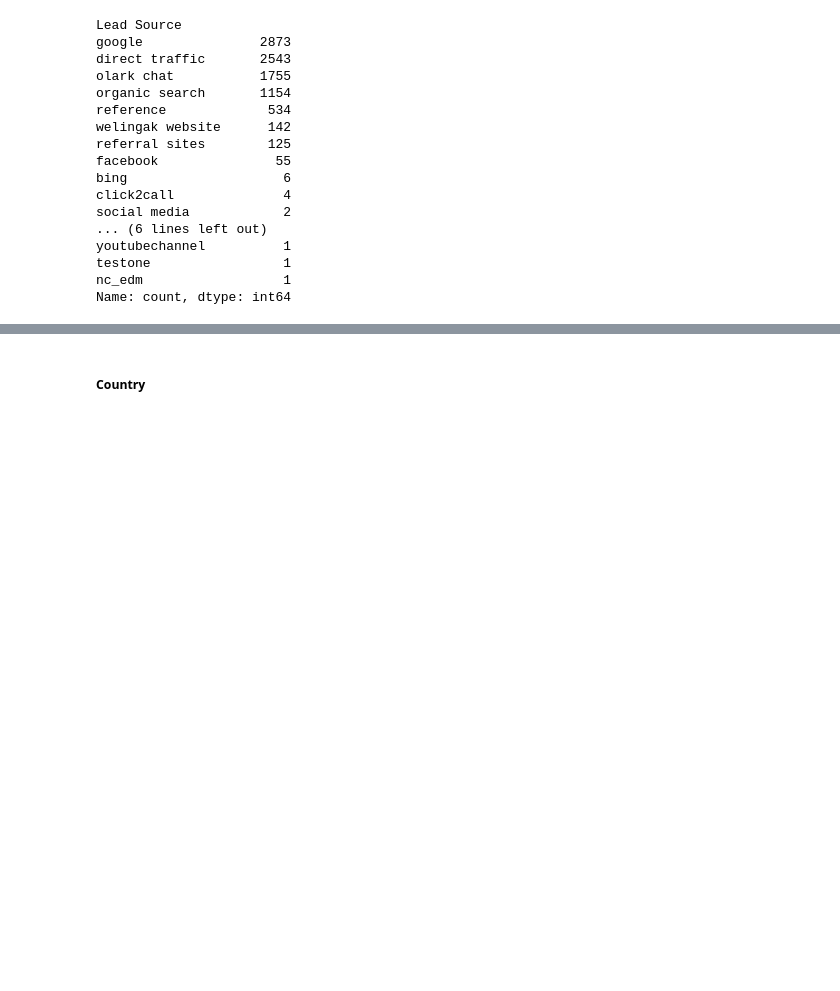
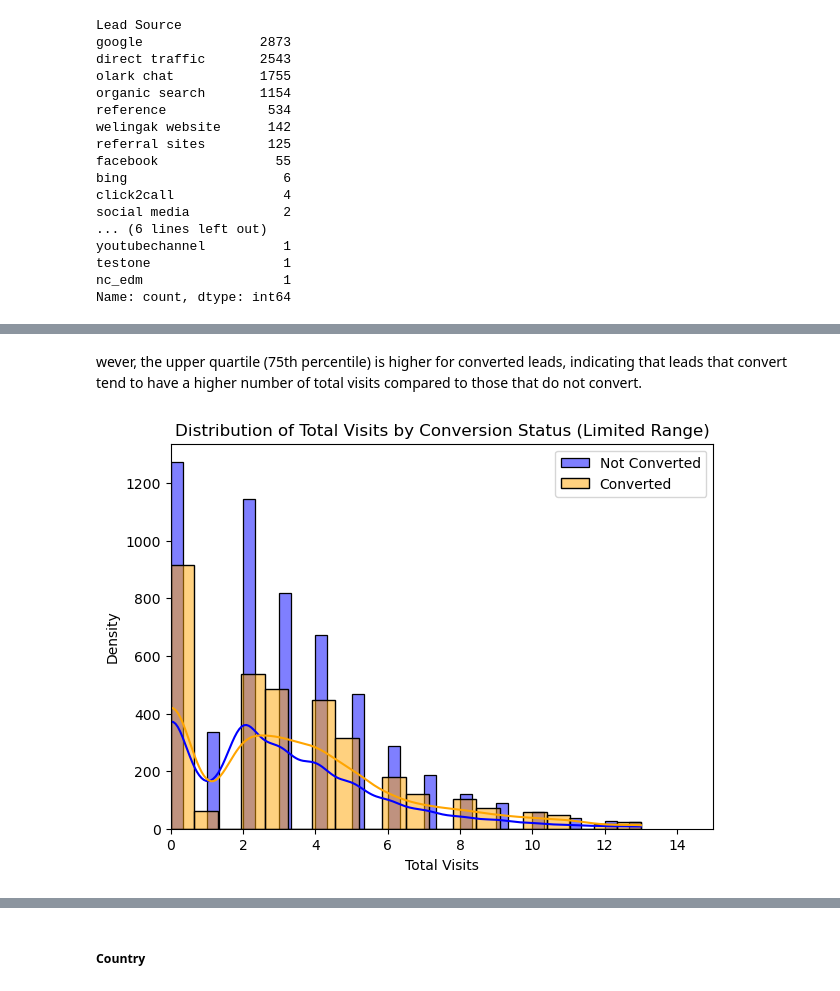
Before and after one commit to yuledez/Project_4_lead_scoring, a Jupyter notebook: lead_scoring_project4_YL.ipynb, the cells around one changed output, grey strips where cells are left out. Saved outputs shown, nothing was run; the diff lists cells and outputs as text; code cells hidden in the pictures; blank space fills up the shorter version.

```diff
--- a/lead_scoring_project4_YL.ipynb
+++ b/lead_scoring_project4_YL.ipynb
@@ -404,0 +550,22 @@ Name: count, dtype: int64
+# %% [markdown]
+wever, the upper quartile (75th percentile) is higher for converted leads, indicating that leads that convert tend to have a higher number of total visits compared to those that do not convert.
+# %%
+# Plotting the distribution of Total Visits split by Converted and Not Converted with x-axis limit
+plt.figure(figsize=(7, 5))
+
+# Plotting histogram and density for Not Converted
+sns.histplot(df_leads[df_leads['Converted'] == 0]['TotalVisits'], kde=True, color='blue', label='Not Converted', alpha=0.5)
+
+# Plotting histogram and density for Converted
+sns.histplot(df_leads[df_leads['Converted'] == 1]['TotalVisits'], kde=True, color='orange', label='Converted', alpha=0.5)
+
+# Adding title and labels
+plt.title('Distribution of Total Visits by Conversion Status (Limited Range)')
+plt.xlabel('Total Visits')
+plt.ylabel('Density')
+plt.xlim(0, 15)  # Limiting the x-axis to 0-15 for better visualization
+plt.legend()
+
+plt.show()
+# %% [output]
+[figure, added]
```
Also changed, not shown: parts of 92 cells of this notebook.
